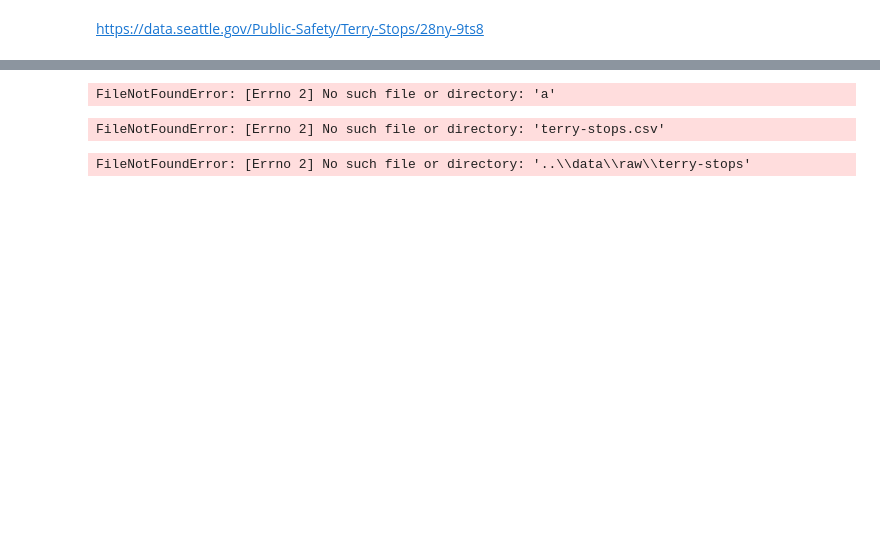
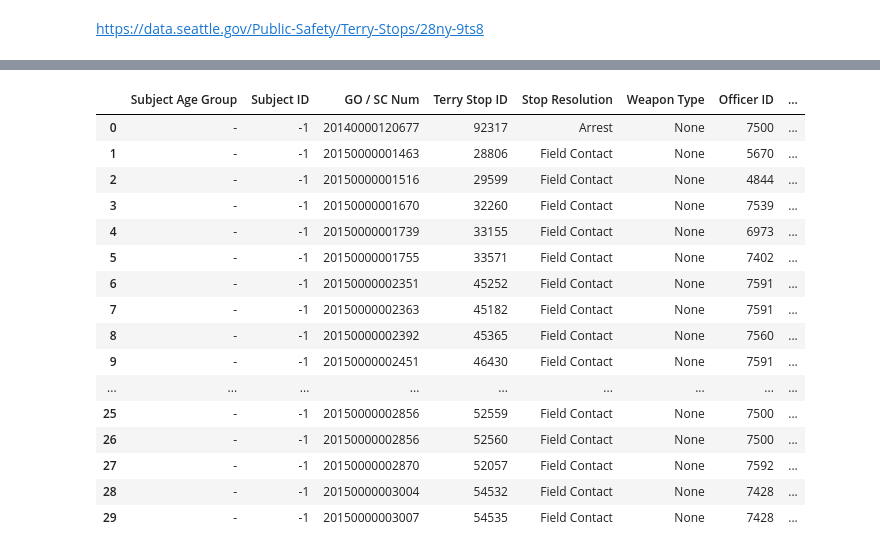
Before and after one commit to sethnlewis/Policing-Bias, a Jupyter notebook: analysis/EDA.ipynb, the cells around one changed output, grey strips where cells are left out. Saved outputs shown, nothing was run; the diff lists cells and outputs as text; code cells hidden in the pictures; blank space fills up the shorter version.

```diff
--- a/analysis/EDA.ipynb
+++ b/analysis/EDA.ipynb
@@ -4,7 +4,9 @@ https://data.seattle.gov/Public-Safety/Terry-Stops/28ny-9ts8
 import pandas as pd
 import numpy as np
 import matplotlib.pyplot as plt
-#import os, sys
+from datetime import time
+import os, sys
 
 %load_ext autoreload
 %autoreload 2
+pd.set_option('display.max_columns', 100)
@@ -22,13 +13,27 @@ report
-# %%
-pd.read_csv('a')
-# %% [output]
-FileNotFoundError: [Errno 2] No such file or directory: 'a'
-# %%
-pd.read_csv('terry-stops.csv')
-# %% [output]
-FileNotFoundError: [Errno 2] No such file or directory: 'terry-stops.csv'
-# %%
-#path_to_raw = os.path.join()
-df = pd.read_csv(os.path.join('..', 'data', 'raw', 'terry-stops'))
-# %% [output]
-FileNotFoundError: [Errno 2] No such file or directory: '..\\data\\raw\\terry-stops'
+# %%
+path = os.path.join('..', 'data', 'raw', 'terry-stops.csv')
+df = pd.read_csv(path, dtype='str')
+
+# Strip spaces, as relevant
+for col in df.columns:
+    df[col] = df[col].str.strip()
+# %%
+df.iloc[:30]
+# %% [output]
+|  | Subject Age Group | Subject ID | GO / SC Num | Terry Stop ID | Stop Resolution | Weapon Type | Officer ID | ... |
+| 0 | - | -1 | 20140000120677 | 92317 | Arrest | None | 7500 | ... |
+| 1 | - | -1 | 20150000001463 | 28806 | Field Contact | None | 5670 | ... |
+| 2 | - | -1 | 20150000001516 | 29599 | Field Contact | None | 4844 | ... |
+| 3 | - | -1 | 20150000001670 | 32260 | Field Contact | None | 7539 | ... |
+| 4 | - | -1 | 20150000001739 | 33155 | Field Contact | None | 6973 | ... |
+| 5 | - | -1 | 20150000001755 | 33571 | Field Contact | None | 7402 | ... |
+| 6 | - | -1 | 20150000002351 | 45252 | Field Contact | None | 7591 | ... |
+| 7 | - | -1 | 20150000002363 | 45182 | Field Contact | None | 7591 | ... |
+| 8 | - | -1 | 20150000002392 | 45365 | Field Contact | None | 7560 | ... |
+| 9 | - | -1 | 20150000002451 | 46430 | Field Contact | None | 7591 | ... |
+| ... | ... | ... | ... | ... | ... | ... | ... | ... |
+| 25 | - | -1 | 20150000002856 | 52559 | Field Contact | None | 7500 | ... |
+| 26 | - | -1 | 20150000002856 | 52560 | Field Contact | None | 7500 | ... |
+| 27 | - | -1 | 20150000002870 | 52057 | Field Contact | None | 7592 | ... |
+| 28 | - | -1 | 20150000003004 | 54532 | Field Contact | None | 7428 | ... |
+| 29 | - | -1 | 20150000003007 | 54535 | Field Contact | None | 7428 | ... |
```
Also changed, not shown: parts of 5 cells of this notebook, 2 other files.
